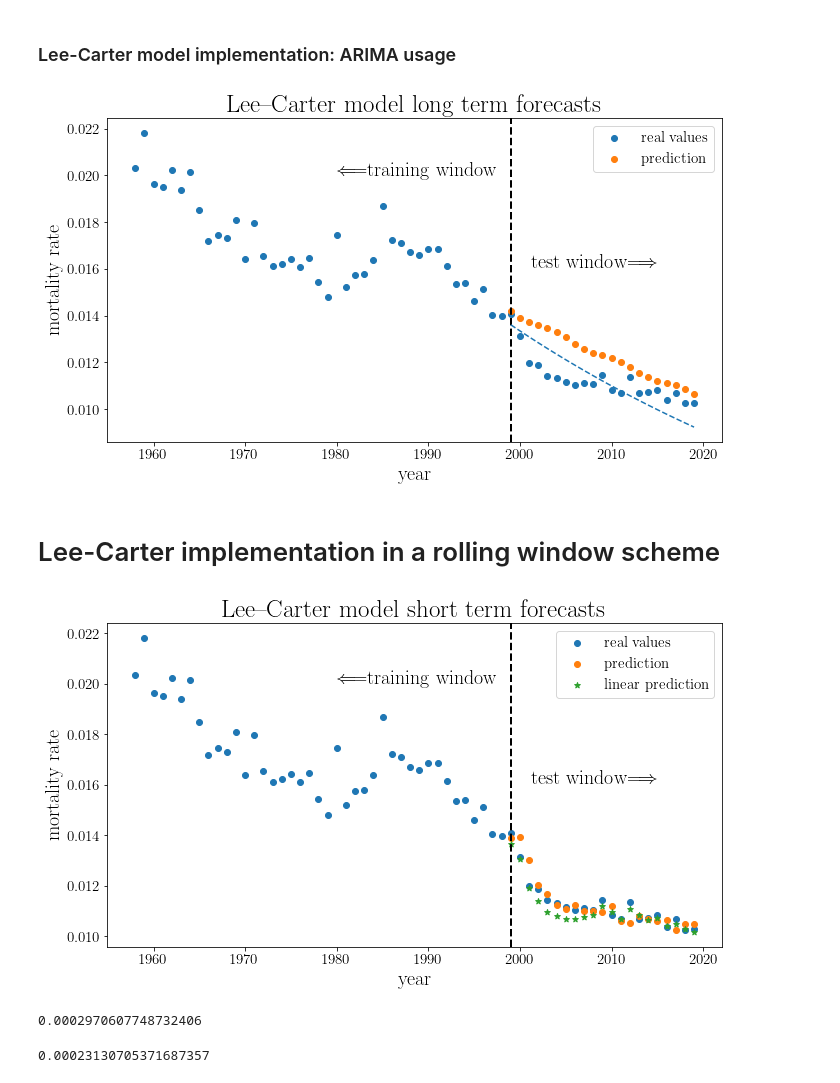
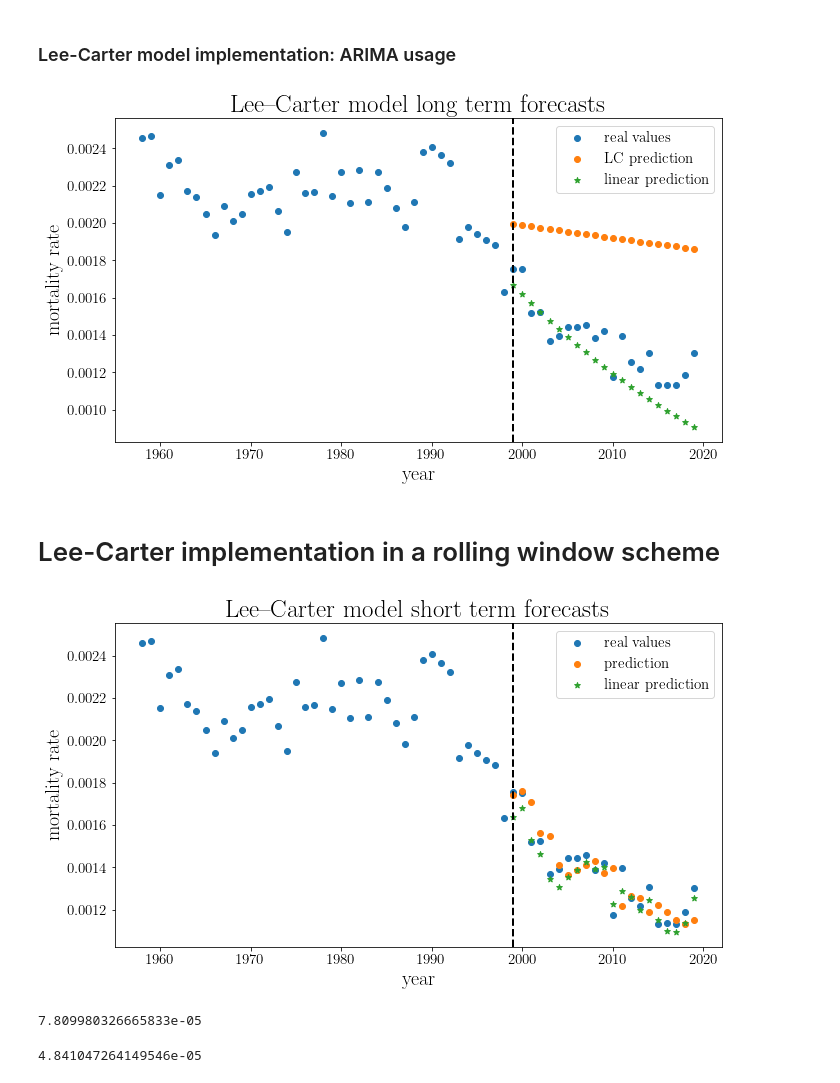
Before and after one commit to rogulforce/life_insurance_projekt, a Jupyter notebook: main_split_clean.ipynb, the cells around one changed output. Drawn from its saved outputs; the diff is of its cells as text; code cells hidden in the pictures.

```diff
--- a/main_split_clean.ipynb
+++ b/main_split_clean.ipynb
@@ -70,8 +63,8 @@ mortality
 | 6871 | 2019 | 100 | -1.153616 | -1.143442 | -1.151820 |
 6262 rows × 5 columns
 # %%
-age = 65
-column = 'Female_l'
+age = 30
+column = 'Male_l'
 # %% [markdown]
 # Linear model
 # %%
@@ -171,20 +164,21 @@ real_vals[column] = real_vals[column].apply(lambda x: np.exp(x))
 # %%
 fig, ax = plt.subplots(figsize = (Image_width, 0.6 * Image_width))
 ax.scatter(real_vals['Year'], real_vals[column], label='real values')
-ax.scatter(np.arange(1999,2020,1), vals, label='prediction')
+ax.scatter(np.arange(1999,2020,1), vals, label='LC prediction')
 ax.set_xlabel('year')
 ax.set_ylabel('mortality rate')
-ax.legend()
 ax.set_title("Lee--Carter model long term forecasts")
 ax.axvline(x = 1999, color = 'black', linestyle = '--', linewidth = 2)
-ax.text(1980, 0.02, '$\Longleftarrow$training window', horizontalalignment='left')
-ax.text(2015, 0.016, 'test window$\Longrightarrow$', horizontalalignment='right')
-ax.plot(np.arange(1999,2020,1), estimated_data_without_rw[age, :], '--')
+if age == 65:
+    ax.text(1980, 0.02, '$\Longleftarrow$training window', horizontalalignment='left')
+    ax.text(2015, 0.016, 'test window$\Longrightarrow$', horizontalalignment='right')
+ax.scatter(np.arange(1999,2020,1), estimated_data_without_rw[age, :], marker = '*', label='linear prediction')
+ax.legend()
 fig.tight_layout()
 
 plt.savefig('Figures/Mortality_rate_21_years_ahead_forecast.svg', bbox_inches = 'tight', dpi = 500)
 # %% [output]
-[figure, old version]
+[figure, new version]
 # %% [markdown]
 # Lee-Carter implementation in a rolling window scheme
 # %%
@@ -223,27 +217,28 @@ vals = np.mean(Vals, 0)
 # %%
 fig, ax = plt.subplots(figsize = (Image_width, 0.6 * Image_width))
 ax.scatter(real_vals['Year'], real_vals[column], label='real values')
-ax.scatter(np.arange(1999,2020,1), vals, label='prediction')
+ax.scatter(np.arange(1999,2020,1), vals, label='LC prediction')
 ax.set_xlabel('year')
 ax.set_ylabel('mortality rate')
 ax.set_title("Lee--Carter model short term forecasts")
 ax.axvline(x = 1999, color = 'black', linestyle = '--', linewidth = 2)
-ax.text(1980, 0.02, '$\Longleftarrow$training window', horizontalalignment='left')
-ax.text(2015, 0.016, 'test window$\Longrightarrow$', horizontalalignment='right')
+if age == 65:
+    ax.text(1980, 0.02, '$\Longleftarrow$training window', horizontalalignment='left')
+    ax.text(2015, 0.016, 'test window$\Longrightarrow$', horizontalalignment='right')
 ax.scatter(np.arange(1999,2020,1), estimated_data_with_rw[age, :], marker = '*', label='linear prediction')
 ax.legend()
 fig.tight_layout()
 
 plt.savefig('Figures/Mortality_rate_1_year_ahead_forecast.svg', bbox_inches = 'tight', dpi = 500)
 # %% [output]
-[figure, old version]
+[figure, new version]
 # %%
 MAE_Lee_Carter = np.mean(np.abs(vals - real_vals[column].to_numpy()[-21:]))
 MAE_Lee_Carter
 # %% [output]
-0.0002970607748732406
+7.809980326665833e-05
 # %%
 MAE_linear = np.mean(np.abs(estimated_data_with_rw[age, :] - real_vals[column].to_numpy()[-21:]))
 MAE_linear
 # %% [output]
-0.00023130705371687357
+4.841047264149546e-05
```
Also changed, not shown: parts of 1 cell of this notebook, 2 other files.
